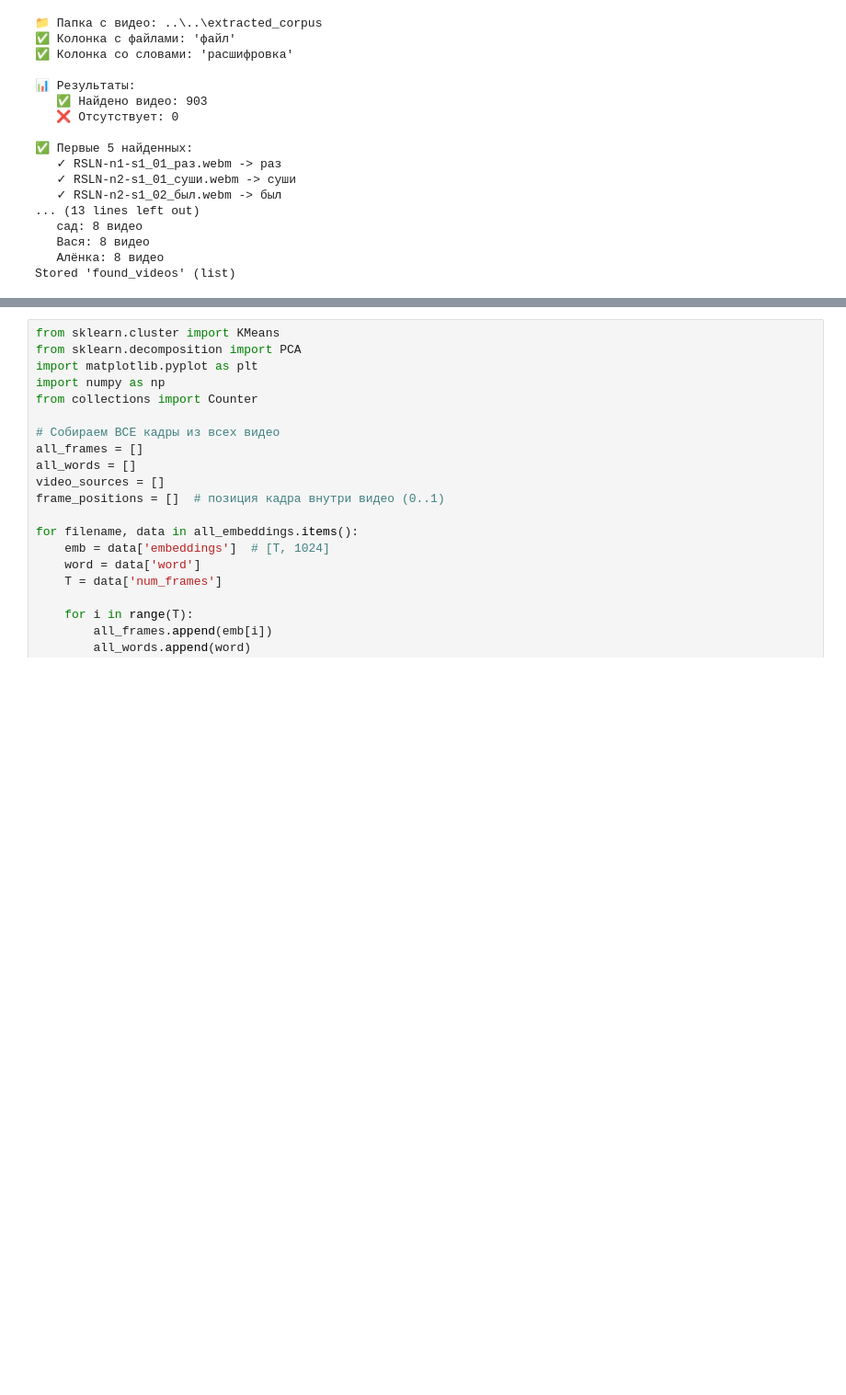
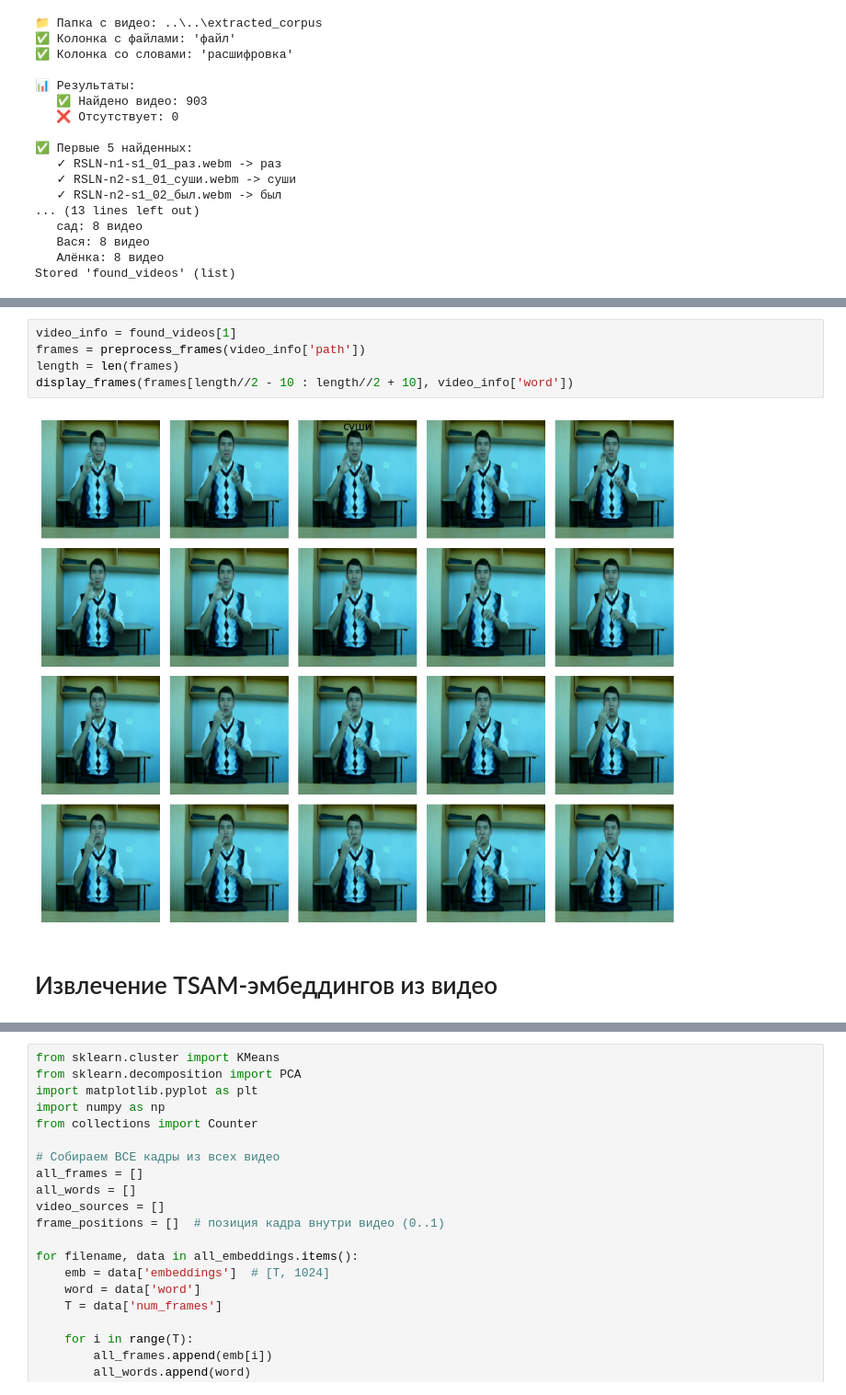
Before and after one commit to JenyaTumturumm/dactyl-recognition, a Jupyter notebook: testing.ipynb, the cells around one changed output, grey strips where cells are left out. Shown at 92% size. Saved outputs shown, nothing was run; the diff lists cells and outputs as text; blank space fills up the shorter version.

```diff
--- a/testing.ipynb
+++ b/testing.ipynb
@@ -727,6 +736,15 @@ def apply_model_full(video_path, model, img_size=224):
 print("✅ Функция apply_model_full загружена!")
 # %% [output]
 ✅ Функция apply_model_full загружена!
+# %%
+video_info = found_videos[1]
+frames = preprocess_frames(video_info['path'])
+length = len(frames)
+display_frames(frames[length//2 - 10 : length//2 + 10], video_info['word'])
+# %% [output]
+[figure, added]
+# %% [markdown]
+# Извлечение TSAM-эмбеддингов из видео
 # %%
 from tqdm import tqdm
 
```
Also changed, not shown: parts of 12 cells of this notebook.
